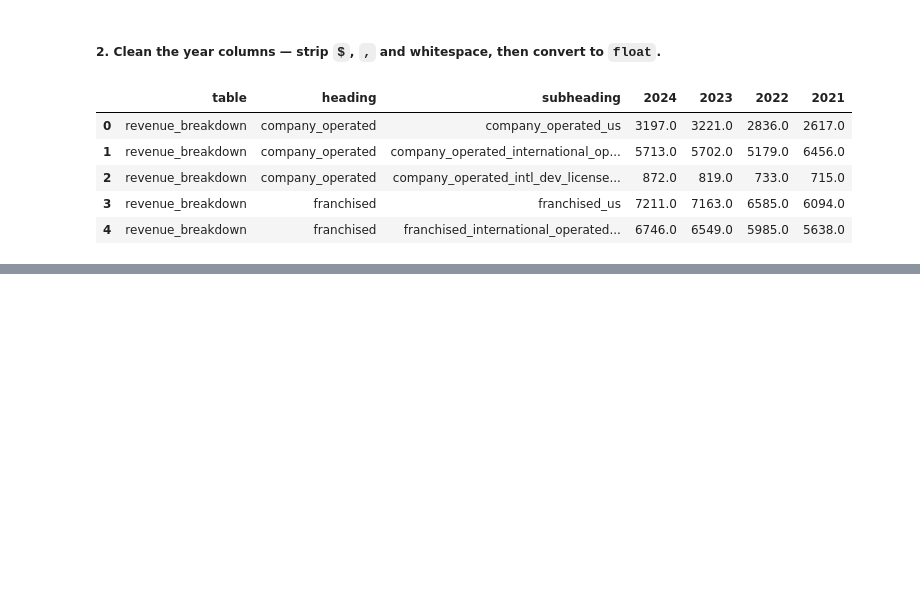
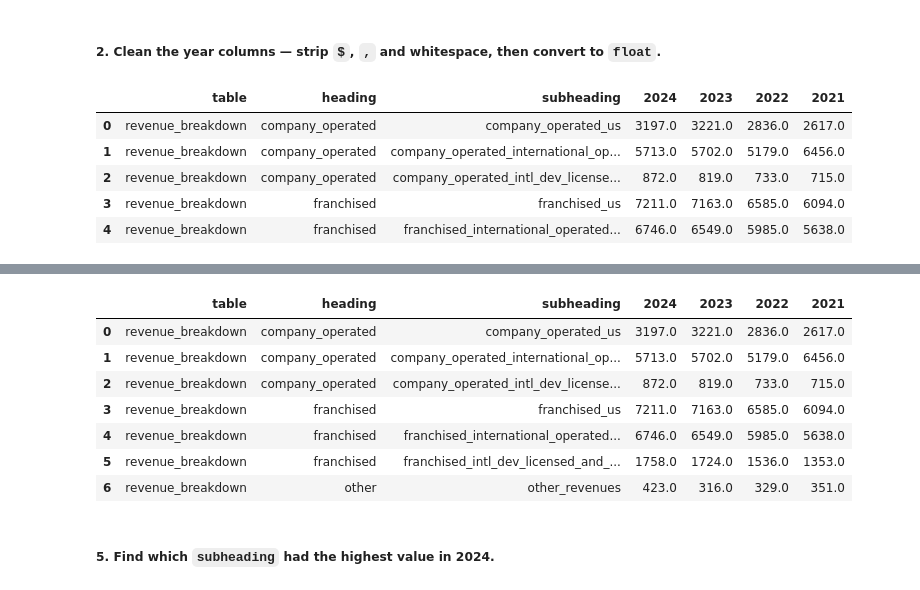
Before and after one commit to shiva3994/Practice, a Jupyter notebook: Daily Python/L_Mcdonalds_report.ipynb, the cells around one changed output, grey strips where cells are left out. Drawn from its saved outputs; the diff is of its cells as text; code cells hidden in the pictures; blank space fills up the shorter version.

```diff
--- a/Daily Python/L_Mcdonalds_report.ipynb
+++ b/Daily Python/L_Mcdonalds_report.ipynb
@@ -113,0 +110,3 @@ df.head()
+# %%
+df = df.dropna(how='all')  # drop fully-empty rows
+print(df.shape)
@@ -113,0 +115,3 @@ df.head()
+# %%
+wide_df = df.set_index('subheading')[['2021', '2022', '2023', '2024']]
+print(wide_df)
@@ -113,0 +147,13 @@ df.head()
+# %%
+df[df['table'] == 'revenue_breakdown']
+# %% [output]
+|  | table | heading | subheading | 2024 | 2023 | 2022 | 2021 |
+| 0 | revenue_breakdown | company_operated | company_operated_us | 3197.0 | 3221.0 | 2836.0 | 2617.0 |
+| 1 | revenue_breakdown | company_operated | company_operated_international_op... | 5713.0 | 5702.0 | 5179.0 | 6456.0 |
+| 2 | revenue_breakdown | company_operated | company_operated_intl_dev_license... | 872.0 | 819.0 | 733.0 | 715.0 |
+| 3 | revenue_breakdown | franchised | franchised_us | 7211.0 | 7163.0 | 6585.0 | 6094.0 |
+| 4 | revenue_breakdown | franchised | franchised_international_operated... | 6746.0 | 6549.0 | 5985.0 | 5638.0 |
+| 5 | revenue_breakdown | franchised | franchised_intl_dev_licensed_and_... | 1758.0 | 1724.0 | 1536.0 | 1353.0 |
+| 6 | revenue_breakdown | other | other_revenues | 423.0 | 316.0 | 329.0 | 351.0 |
+# %% [markdown]
+##### 5. Find which `subheading` had the highest value in 2024.
```
Also changed, not shown: parts of 9 cells of this notebook.
